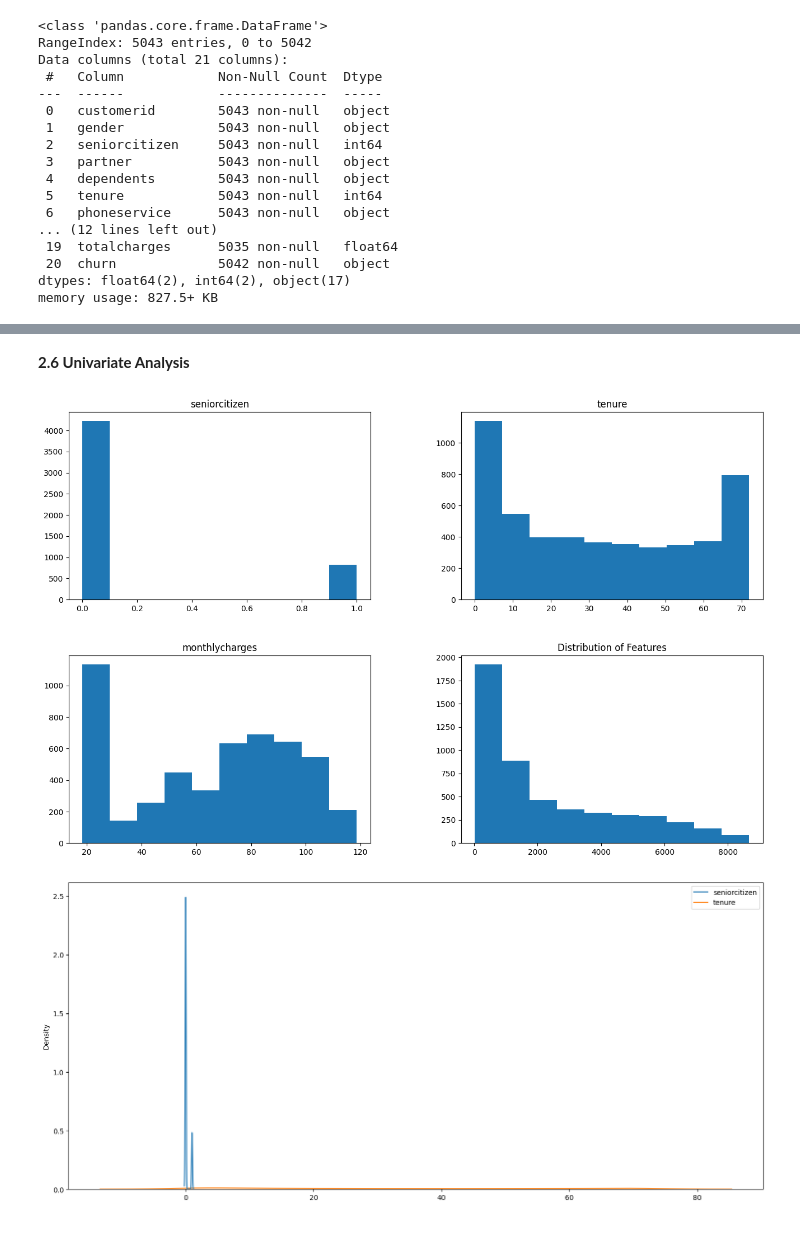
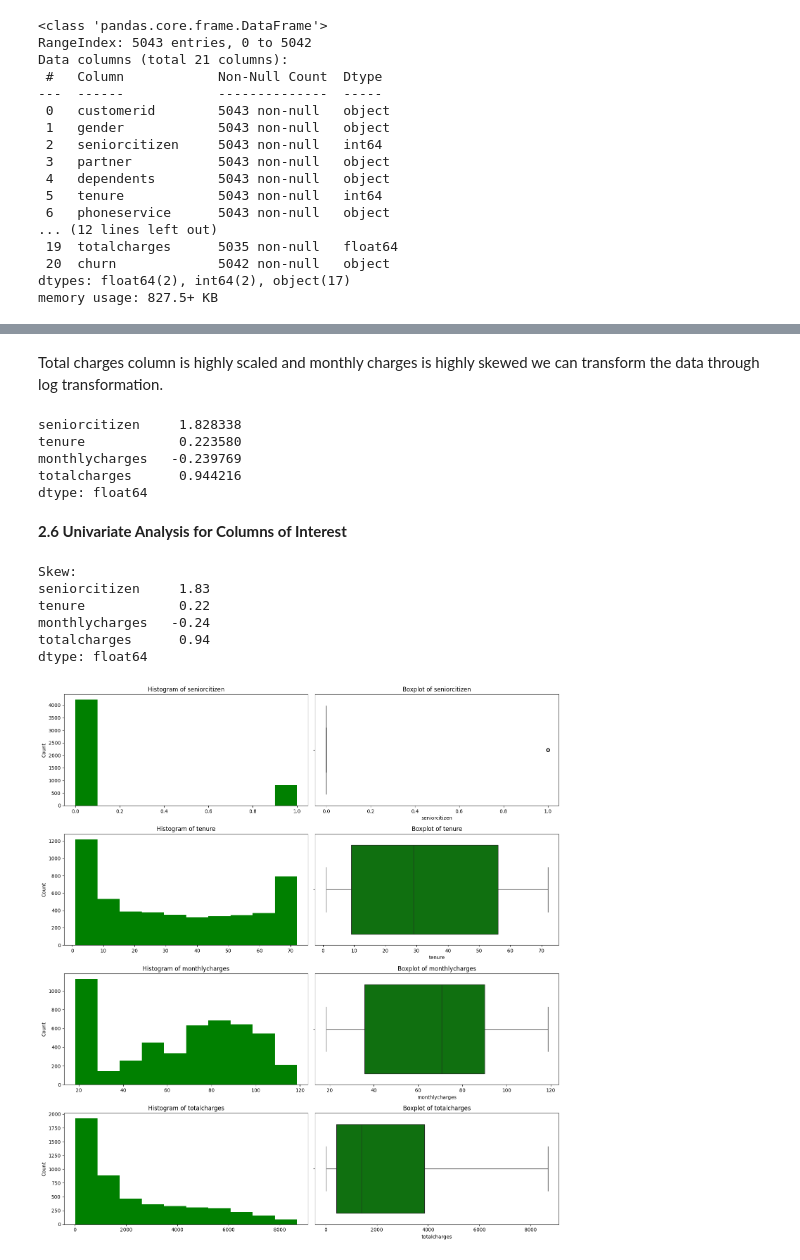
Before and after one commit to Davis-Azangu-DataAnalyst/Classification-Project-LP2, a Jupyter notebook: Notebooks/Churn_LP2.ipynb, the cells around one changed output, grey strips where cells are left out. Drawn from its saved outputs; the diff is of its cells as text; code cells hidden in the pictures.

```diff
--- a/Notebooks/Churn_LP2.ipynb
+++ b/Notebooks/Churn_LP2.ipynb
@@ -398,0 +464,12 @@ memory usage: 827.5+ KB
+# %%
+# Input missing values with the mode
+columns_to_replace= ['multiplelines','onlinesecurity',
+                     'onlinebackup','deviceprotection','techsupport','streamingtv',
+                     'streamingmovies'
+                     ]
+
+for column in columns_to_replace:
+    df[column].fillna(df[column].mode()[0],inplace=True)
+# %%
+# Drop missing value in the churn column
+df.dropna(subset='churn',inplace=True)
@@ -398,0 +478,3 @@ memory usage: 827.5+ KB
+# %%
+# Drop rows where tenure = 0
+df.drop(labels=df[df['tenure']== 0].index,axis=0, inplace=True)
@@ -398,0 +543,7 @@ memory usage: 827.5+ KB
+# %%
+cat_cols=df.select_dtypes(include=['object']).columns
+num_cols=df.select_dtypes(include= np.number).columns.tolist()
+print('Categorical Variables')
+print(cat_cols)
+print('Numerical Variables')
+print(num_cols)
@@ -399,15 +559,40 @@ memory usage: 827.5+ KB
+# %% [markdown]
+Total charges column is highly scaled and monthly charges is highly skewed we can transform the data through log transformation.
+# %%
+# Check for skewness in categorical columns
+df.drop(cat_cols,axis=1).skew()
+# %% [output]
+seniorcitizen     1.828338
+tenure            0.223580
+monthlycharges   -0.239769
+totalcharges      0.944216
+dtype: float64
 # %% [markdown]
-__2.6 Univariate Analysis__
+__2.6 Univariate Analysis for Columns of Interest__
-# %%
-df.hist(figsize=(16,10), grid=False)
-plt.title("Distribution of Features")
-plt.show()
-# %% [output]
-[figure, removed]
-# %%
-# Density Distribution
-plt.figure(figsize=(18,8))
-sns.kdeplot(data=df.drop(['totalcharges','monthlycharges'], axis=1))
-plt.show()
-# %% [output]
-[figure, removed]
+# %%
+# Histographs and boxplots to plot distribution for numerical columns
+print('Skew:')
+print(round(df[num_cols].skew(), 2))
+
+plt.figure(figsize=(15, 4 * len(num_cols)))
+
+for i, col in enumerate(num_cols, 1):
+    plt.subplot(len(num_cols), 2, i * 2 - 1)
+    df[col].hist(grid=False, color='green')
+    plt.ylabel('Count')
+    plt.title(f'Histogram of {col}')
+
+    plt.subplot(len(num_cols), 2, i * 2)
+    sns.boxplot(x=df[col], color='green')
+    plt.title(f'Boxplot of {col}')
+
+plt.tight_layout()
+plt.show()
+# %% [output]
+Skew:
+seniorcitizen     1.83
+tenure            0.22
+monthlycharges   -0.24
+totalcharges      0.94
+dtype: float64
+[figure, added]
```
Also changed, not shown: parts of 64 cells of this notebook.
